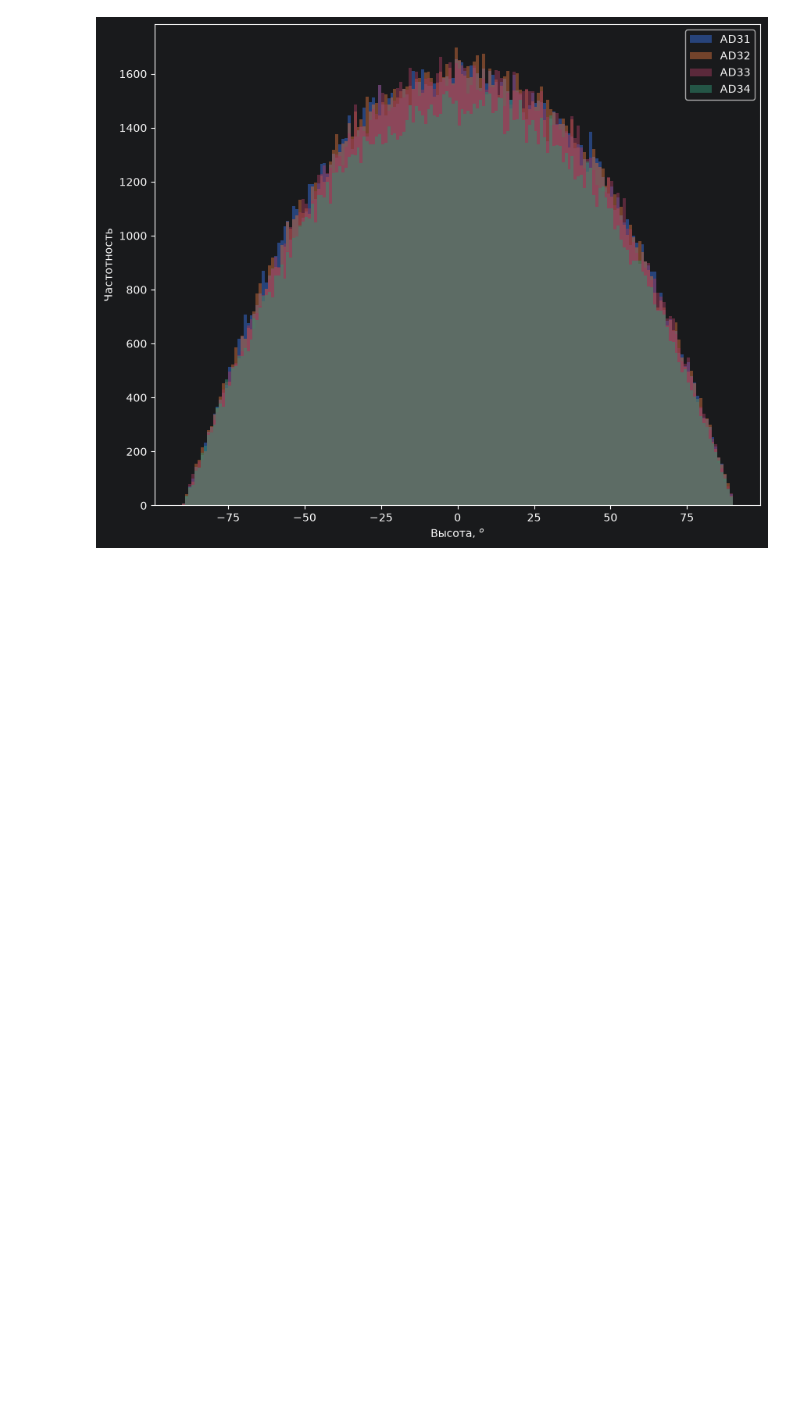
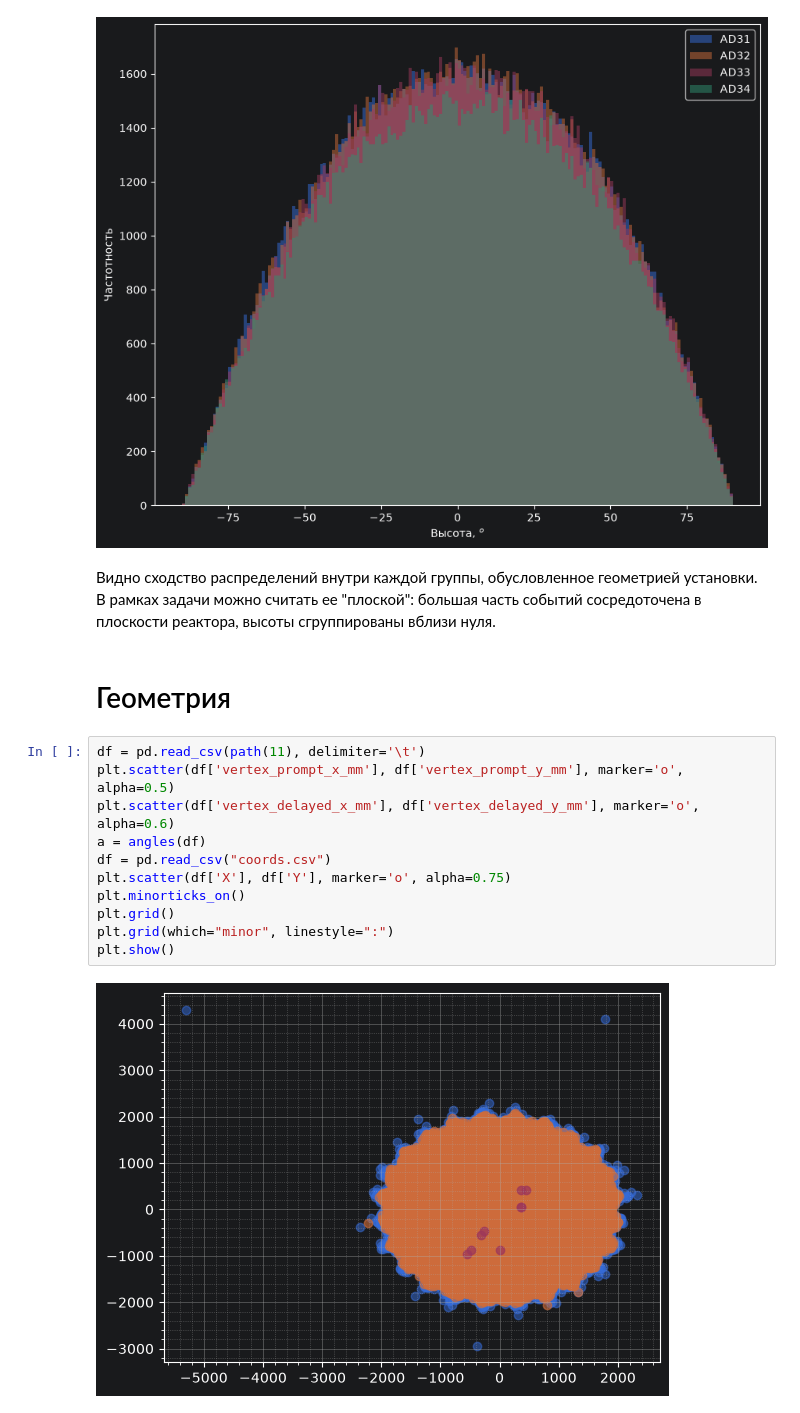
Before and after one commit to Dmitriy-Arhipov/lpr_python_1sem, a Jupyter notebook: DayaBay.ipynb, the cells around one changed output. Drawn from its saved outputs; the diff is of its cells as text; blank space fills up the shorter version.

```diff
--- a/DayaBay.ipynb
+++ b/DayaBay.ipynb
@@ -179,3 +180,20 @@ plt = df.plot.hist(alpha=0.5, bins=180, subplots=False,
 layout=(3, 1), figsize=(10, 8),xlabel=r'Высота, $^o$', ylabel='Частотность')
 # %% [output]
 [figure]
+# %% [markdown]
+Видно сходство распределений внутри каждой группы, обусловленное геометрией установки. В рамках задачи можно считать ее "плоской": большая часть событий сосредоточена в плоскости реактора, высоты сгруппированы вблизи нуля.
+# %% [markdown]
+# Геометрия
+# %%
+df = pd.read_csv(path(11), delimiter='\t')
+plt.scatter(df['vertex_prompt_x_mm'], df['vertex_prompt_y_mm'], marker='o', alpha=0.5)
+plt.scatter(df['vertex_delayed_x_mm'], df['vertex_delayed_y_mm'], marker='o', alpha=0.6)
+a = angles(df)
+df = pd.read_csv("coords.csv")
+plt.scatter(df['X'], df['Y'], marker='o', alpha=0.75)
+plt.minorticks_on()
+plt.grid()
+plt.grid(which="minor", linestyle=":")
+plt.show()
+# %% [output]
+[figure, added]
```
Also changed, not shown: parts of 2 cells of this notebook, 2 other files.
